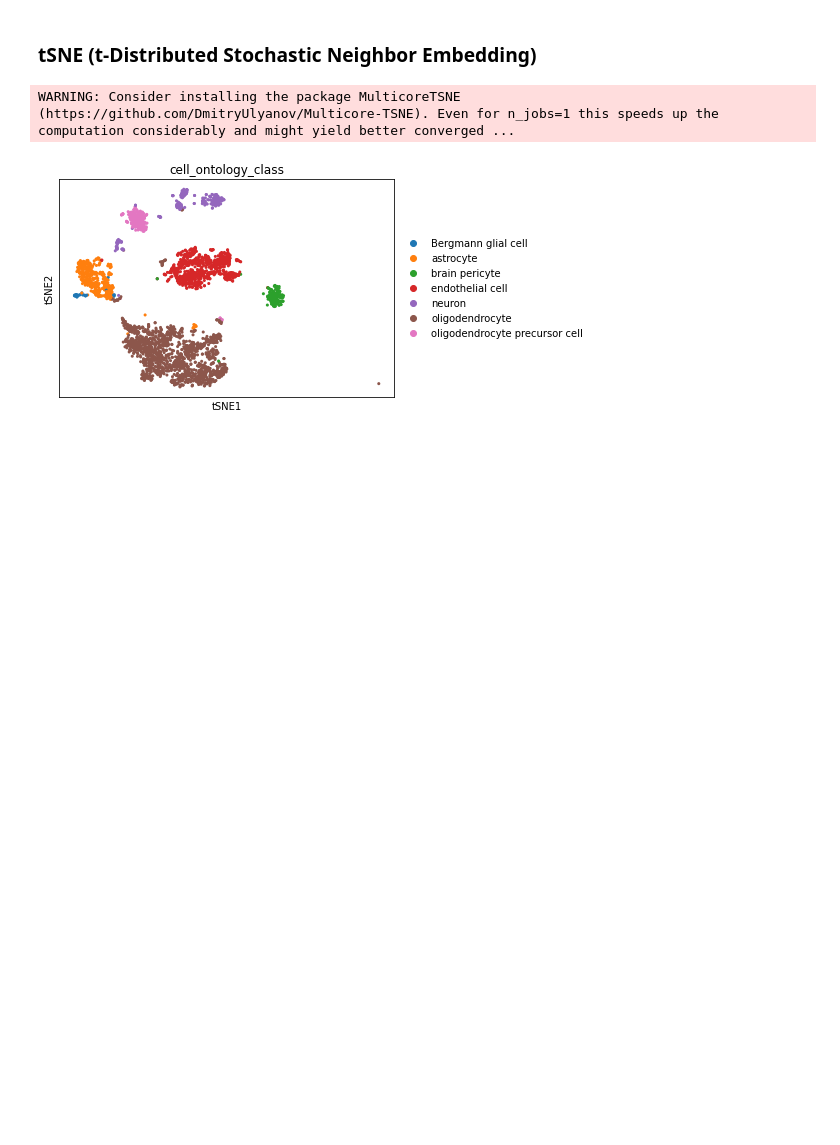
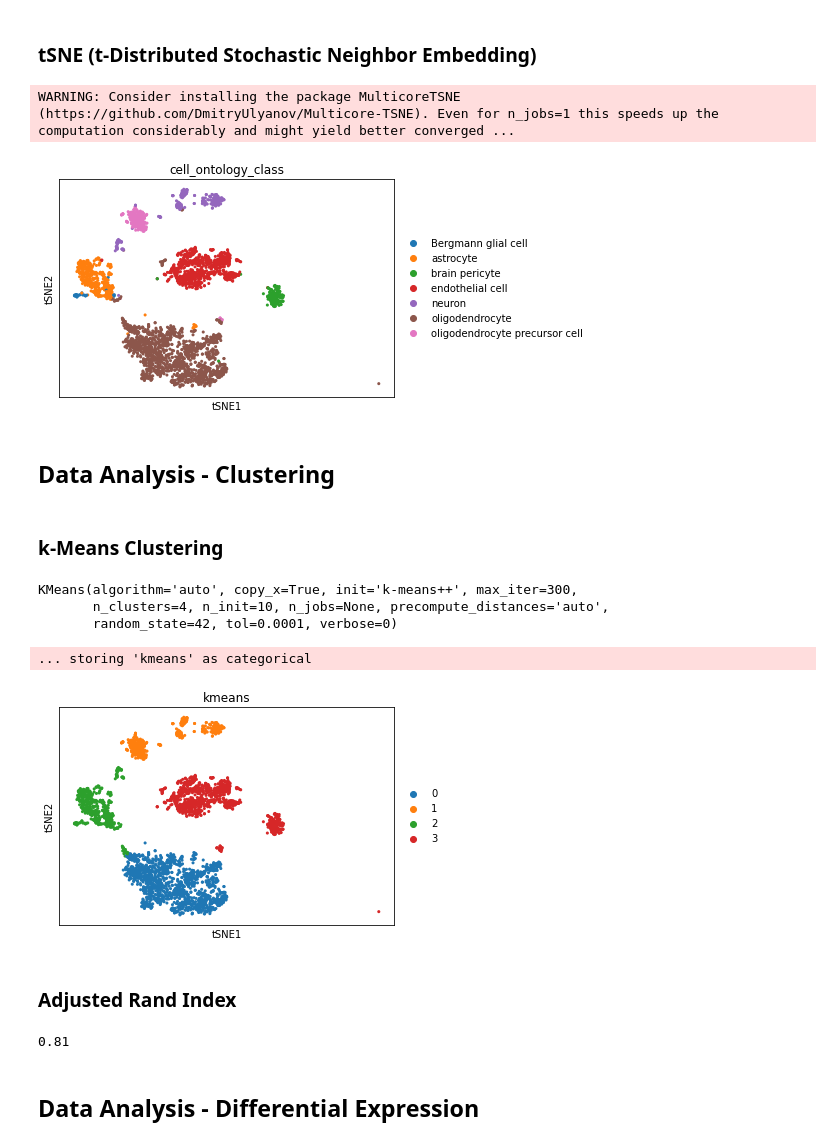
Before and after one commit to calt-laboratory/scRNAseq-analysis-using-Tabula-Muris-data-, a Jupyter notebook: single_cell_analysis.ipynb, the cells around one changed output. Saved outputs shown, nothing was run; the diff lists cells and outputs as text; code cells hidden in the pictures; blank space fills up the shorter version.

Commit message:
k-means clustering + first diff expr analysis

```diff
--- a/single_cell_analysis.ipynb
+++ b/single_cell_analysis.ipynb
@@ -429,3 +433,38 @@ WARNING: Consider installing the package MulticoreTSNE (https://github.com/Dmitr
 # %%
 # store tSNE results
 #data_cpm.write('data/brain_annotated_data_tsne.h5ad')
+# %% [markdown]
+## Data Analysis - Clustering
+# %% [markdown]
+### k-Means Clustering
+# %%
+# extract coordinates of the tSNE data
+tsne_data = data_cpm
+tsne_coords = tsne_data.obsm['X_tsne']
+# %%
+# apply kmeans
+kmeans = KMeans(n_clusters=4, random_state=42)
+kmeans.fit(tsne_coords)
+# %% [output]
+KMeans(algorithm='auto', copy_x=True, init='k-means++', max_iter=300,
+       n_clusters=4, n_init=10, n_jobs=None, precompute_distances='auto',
+       random_state=42, tol=0.0001, verbose=0)
+# %%
+# add labels to meta data column
+tsne_data.obs['kmeans'] = kmeans.labels_
+tsne_data.obs['kmeans'] = tsne_data.obs['kmeans'].astype(str)
+# %%
+# plot results
+sc.pl.tsne(tsne_data, color='kmeans')
+# %% [output]
+... storing 'kmeans' as categorical
+[figure, added]
+# %% [markdown]
+### Adjusted Rand Index
+# %%
+# evalutate the clustering results using the adj rand idx
+adj_rand_idx = adjusted_rand_score(labels_true=tsne_data.obs['cell_ontology_class'],
+                              labels_pred=tsne_data.obs['kmeans'])
+round(adj_rand_idx, 2)
+# %% [output]
+0.81
@@ -431,0 +474,2 @@ WARNING: Consider installing the package MulticoreTSNE (https://github.com/Dmitr
+# %% [markdown]
+## Data Analysis - Differential Expression
```
Also changed, not shown: parts of 7 cells of this notebook.
